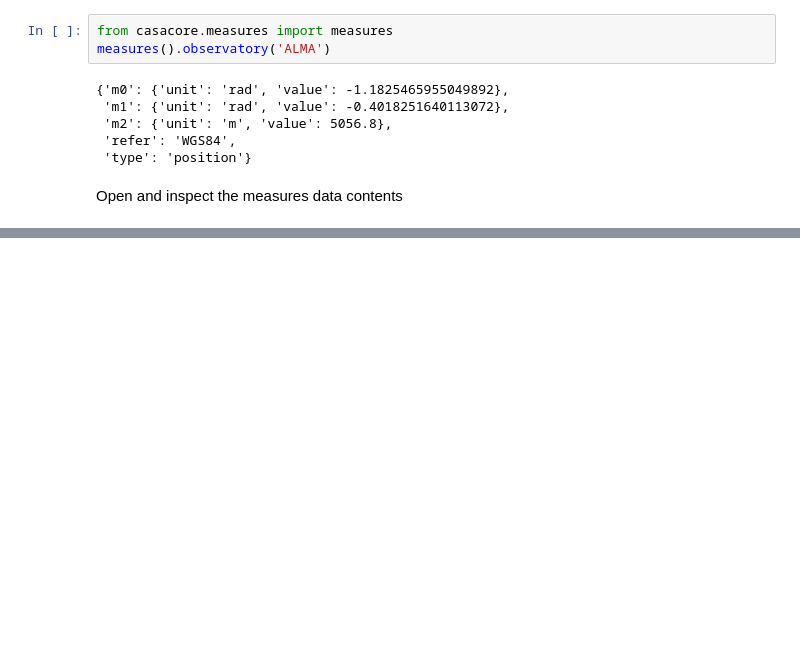
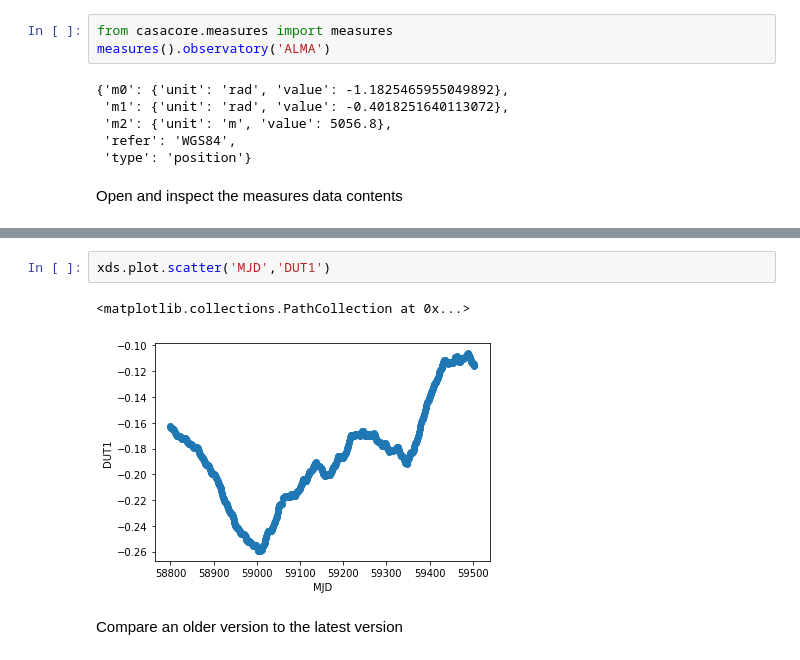
Before and after one commit to casangi/casaconfig, a Jupyter notebook: docs/notebooks/casadata_overview.ipynb, the cells around one changed output, grey strips where cells are left out. Saved outputs shown, nothing was run; the diff lists cells and outputs as text; blank space fills up the shorter version.

Commit message:
initial version

```diff
--- a/docs/notebooks/casadata_overview.ipynb
+++ b/docs/notebooks/casadata_overview.ipynb
@@ -49,0 +83,7 @@ Open and inspect the measures data contents
+# %%
+xds.plot.scatter('MJD','DUT1')
+# %% [output]
+<matplotlib.collections.PathCollection at 0x...>
+[figure, added]
+# %% [markdown]
+Compare an older version to the latest version
```
Also changed, not shown: parts of 9 cells of this notebook.
